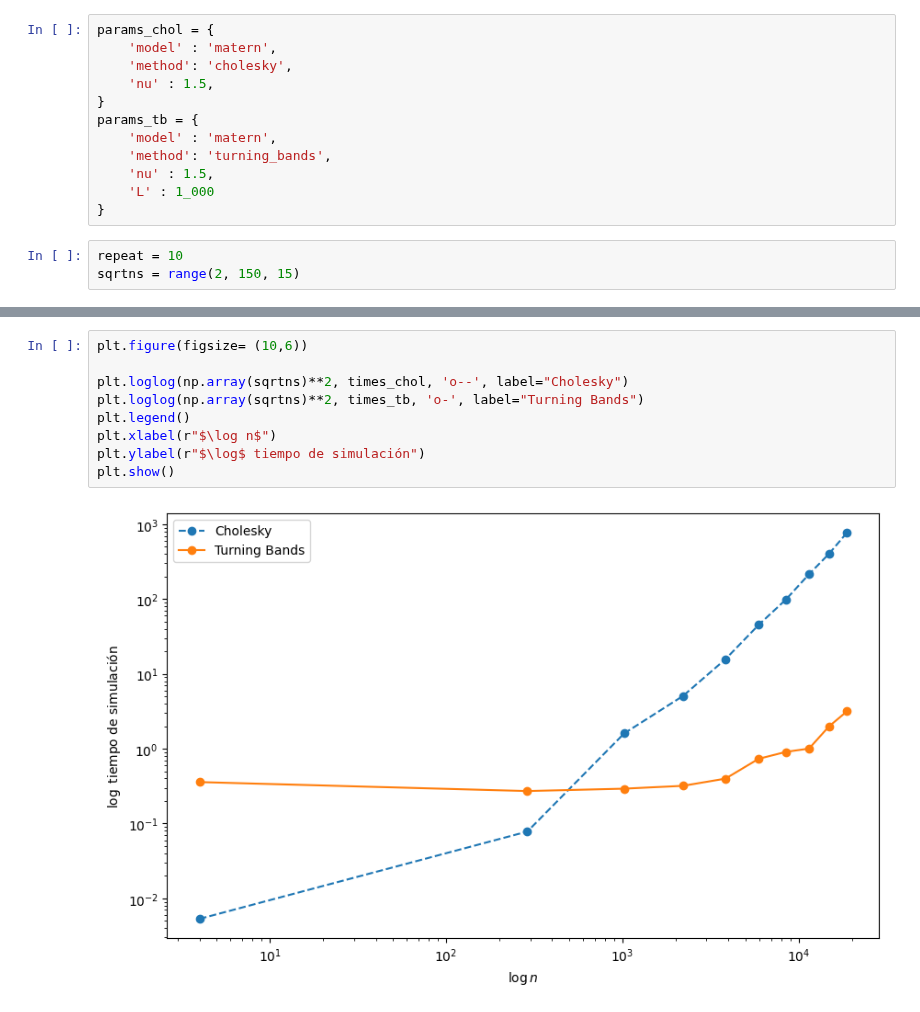
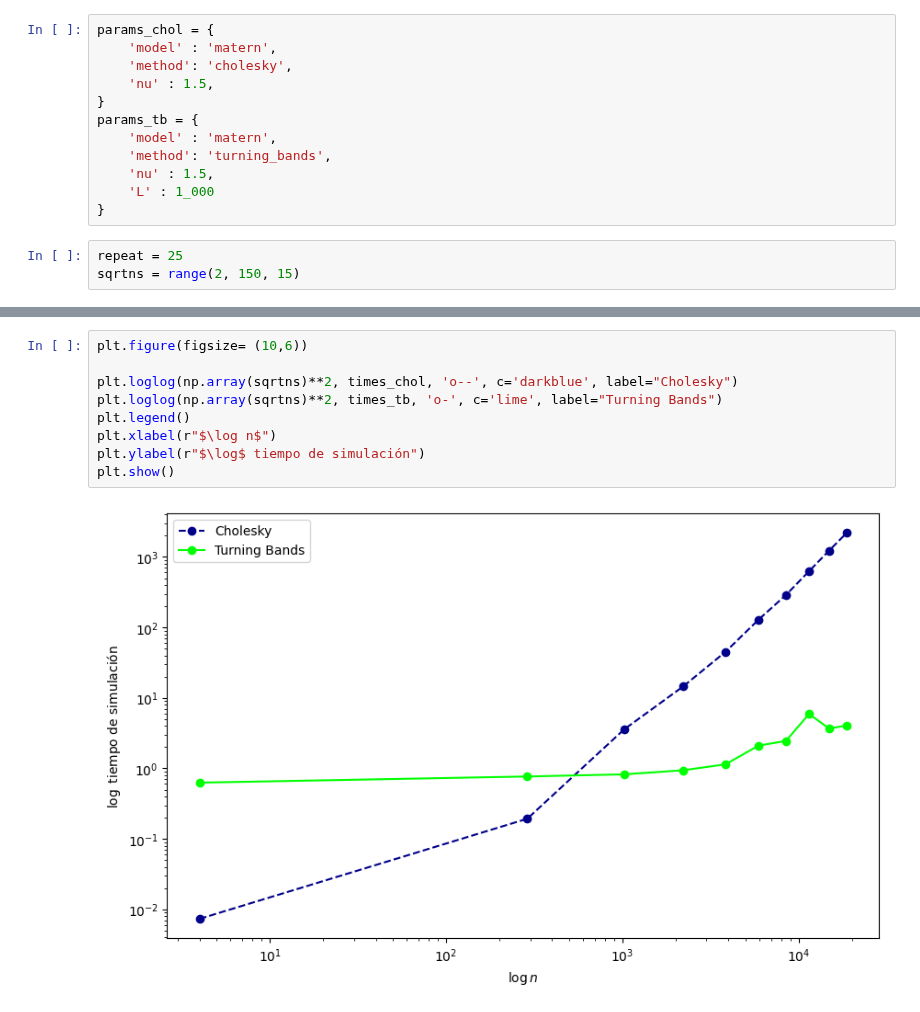
Before and after one commit to AlejandroVillazonG/MAT468, a Jupyter notebook: proyecto/project.ipynb, the cells around one changed output, grey strips where cells are left out. Drawn from its saved outputs; the diff is of its cells as text.

```diff
--- a/proyecto/project.ipynb
+++ b/proyecto/project.ipynb
@@ -507,7 +507,7 @@ params_tb = {
     'L' : 1_000
 }
 # %%
-repeat = 10
+repeat = 25
 sqrtns = range(2, 150, 15)
 # %%
 %%time
@@ -519,11 +519,11 @@ Wall time: 26min 6s
 # %%
 plt.figure(figsize= (10,6))
 
-plt.loglog(np.array(sqrtns)**2, times_chol, 'o--', label="Cholesky")
-plt.loglog(np.array(sqrtns)**2, times_tb, 'o-', label="Turning Bands")
+plt.loglog(np.array(sqrtns)**2, times_chol, 'o--', c='darkblue', label="Cholesky")
+plt.loglog(np.array(sqrtns)**2, times_tb, 'o-', c='lime', label="Turning Bands")
 plt.legend()
 plt.xlabel(r"$\log n$")
 plt.ylabel(r"$\log$ tiempo de simulación")
 plt.show()
 # %% [output]
-[figure, old version]
+[figure, new version]
```
Also changed, not shown: parts of 9 cells of this notebook.
